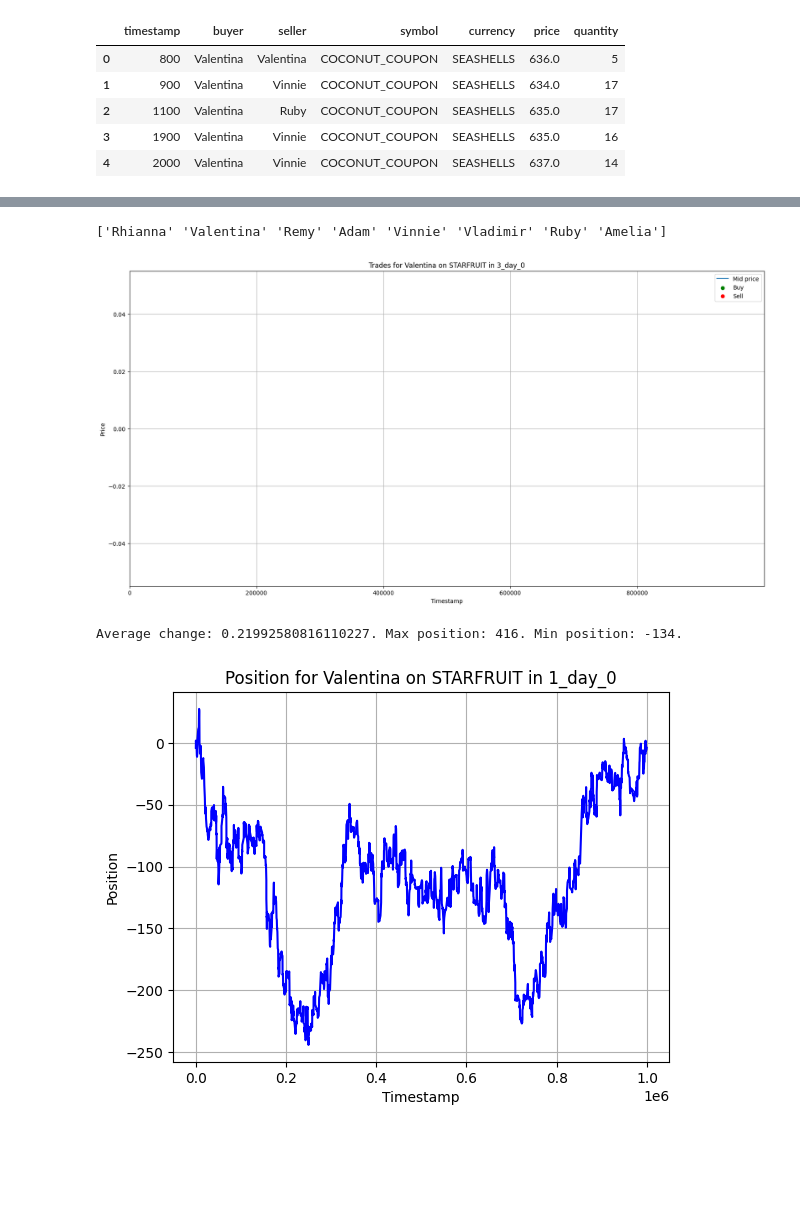
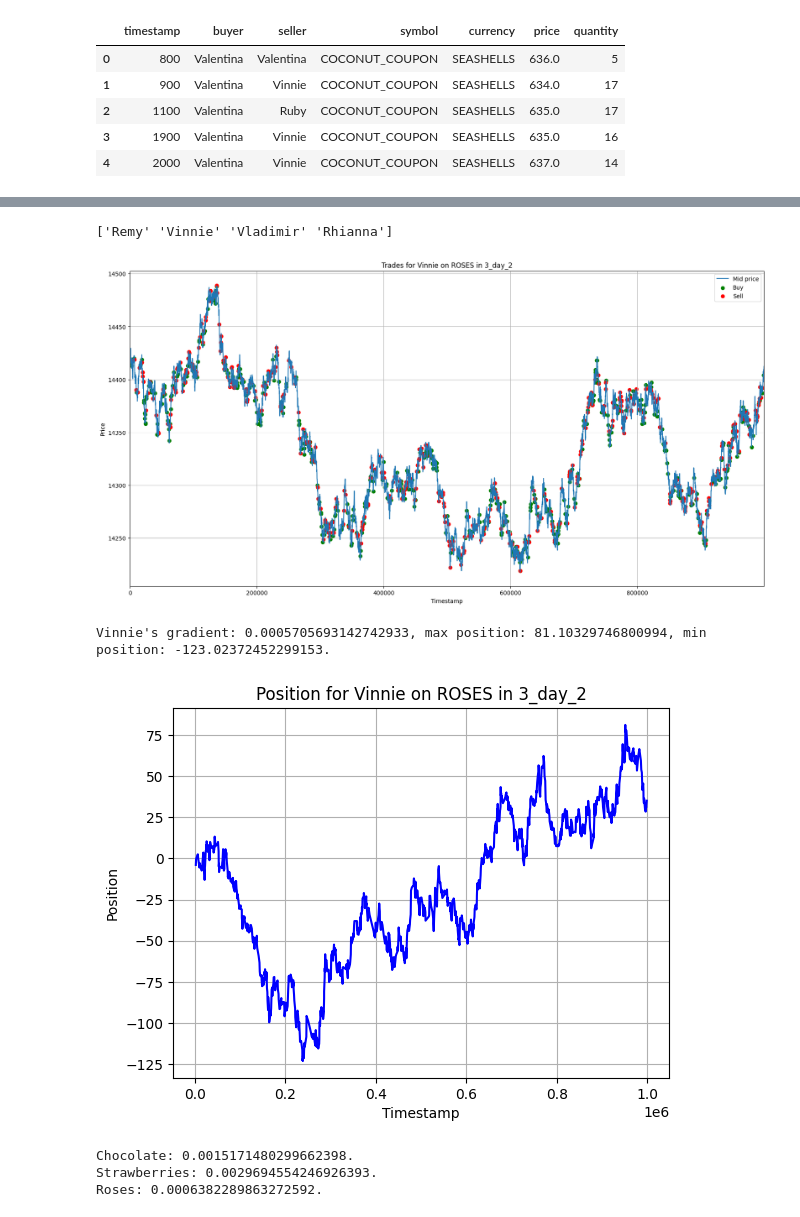
Before and after one commit to Gael-BB/Prosperity2, a Jupyter notebook: research/round5/profit_visualizer.ipynb, the cells around one changed output, grey strips where cells are left out. Cells and saved outputs as stored; diff of their text form; code cells hidden in the pictures; blank space fills up the shorter version.

Commit message:
Final Trader Commit

```diff
--- a/research/round5/profit_visualizer.ipynb
+++ b/research/round5/profit_visualizer.ipynb
@@ -58,7 +58,7 @@ for path in paths:
                 continue
             profits[product][trader] += calculate_specific_profits(trades, prices, trader, product)
 # %%
-visualizing_product = 'STARFRUIT'
+visualizing_product = 'ROSES'
 
 plt.figure(figsize=(10, 6))
 plt.bar(traders, list(profits[visualizing_product].values()))
@@ -73,12 +73,12 @@ plt.show()
 # %%
-visualizing_path_index = 2
-visualizing_trader = 'Valentina'
+visualizing_path_index = 5
+visualizing_trader = 'Vinnie'
 
 trades = get_data(paths[visualizing_path_index])
 trades = trades[trades['symbol'] == visualizing_product]
 print(pd.concat([trades['buyer'], trades['seller']], axis=0).unique())
 # %% [output]
-['Rhianna' 'Valentina' 'Remy' 'Adam' 'Vinnie' 'Vladimir' 'Ruby' 'Amelia']
+['Remy' 'Vinnie' 'Vladimir' 'Rhianna']
 # %%
 def plot_trades(path, trader, product):
     trades = get_data(path)
@@ -100,26 +100,41 @@ def plot_trades(path, trader, product):
 
 plot_trades(paths[visualizing_path_index], visualizing_trader, visualizing_product)
 # %% [output]
-[figure, old version]
+[figure, new version]
 # %%
 def calculate_position_per_timestamp(trades, trader, product):
     df = trades[((trades['buyer'] == trader) | (trades['seller'] == trader)) & (trades['symbol'] == product)]
     df.loc[df['seller'] == trader, 'quantity'] *= -1
     position = df['quantity'].cumsum()
 
     return position, df['timestamp']
 
 visualizing_position, timestamps = calculate_position_per_timestamp(trades, visualizing_trader, visualizing_product)
-print(f"Average change: {visualizing_position.diff().mean()}. Max position: {visualizing_position.max()}. Min position: {visualizing_position.min()}.")
+vinnie_gradient = np.sum(visualizing_position * timestamps) / np.sum(timestamps**2)
+visualizing_position -= timestamps * vinnie_gradient
 
-visualizing_position -= np.arange(0,len(visualizing_position),1) * visualizing_position.diff().mean()
+print(f"Vinnie's gradient: {vinnie_gradient}, max position: {visualizing_position.max()}, min position: {visualizing_position.min()}.")
+
 plt.plot(timestamps, visualizing_position, label='Position', color='blue')
 plt.grid()
 plt.ylabel('Position')
 plt.xlabel('Timestamp')
 plt.title(f'Position for {visualizing_trader} on {visualizing_product} in {paths[visualizing_path_index]}')
 plt.show()
 # %% [output]
-Average change: 0.21992580816110227. Max position: 416. Min position: -134.
+Vinnie's gradient: 0.0005705693142742933, max position: 81.10329746800994, min position: -123.02372452299153.
-[figure, old version]
+[figure, new version]
+# %%
+chocolate_gradients = [0.0016240030577276366, 0.001230117791351519, 0.0016973232408195637]
+print(f'Chocolate: {np.mean(chocolate_gradients)}.')
+
+strawberries_gradients = [0.002867351115039017, 0.0030598716831578524, 0.0029811434758810484]
+print(f'Strawberries: {np.mean(strawberries_gradients)}.')
+
+roses_gradients = [0.0006544743467379455, 0.0006896432979695391, 0.0005705693142742933]
+print(f'Roses: {np.mean(roses_gradients)}.')
+# %% [output]
+Chocolate: 0.0015171480299662398.
+Strawberries: 0.0029694554246926393.
+Roses: 0.0006382289863272592.
 # %%
```
Also changed, not shown: parts of 3 cells of this notebook, 4 other files.
